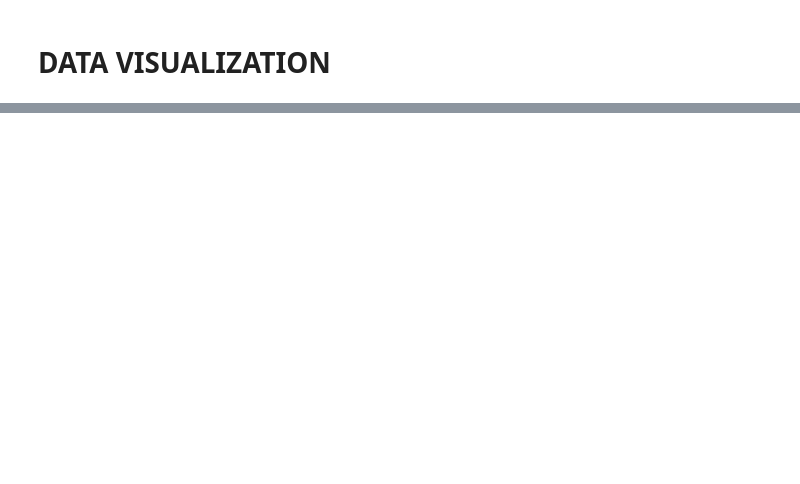
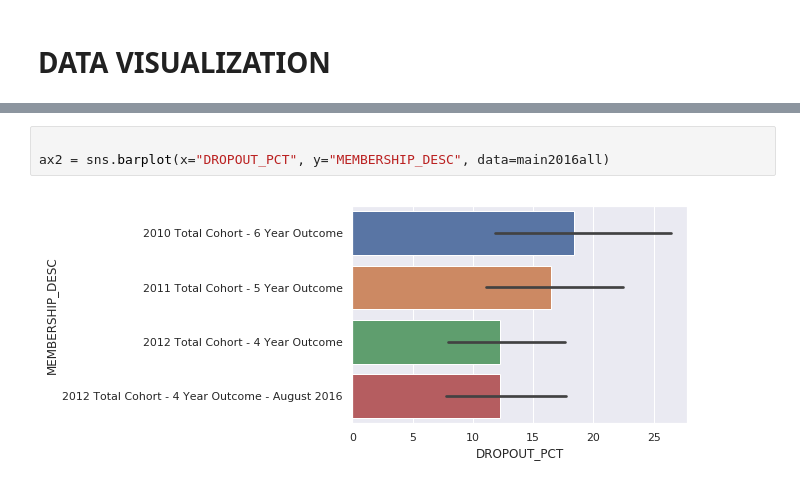
Before and after one commit to MangoFiasco/DSAProject, a Jupyter notebook: Data Visualization.ipynb, the cells around one changed output, grey strips where cells are left out. Cells and saved outputs as stored; diff of their text form; blank space fills up the shorter version.

```diff
--- a/Data Visualization.ipynb
+++ b/Data Visualization.ipynb
@@ -52,0 +75,5 @@ cohort4_2016_ALL
+# %%
+
+ax2 = sns.barplot(x="DROPOUT_PCT", y="MEMBERSHIP_DESC", data=main2016all)
+# %% [output]
+[figure, added]
```
Also changed, not shown: parts of 19 cells of this notebook, 21 other files.
